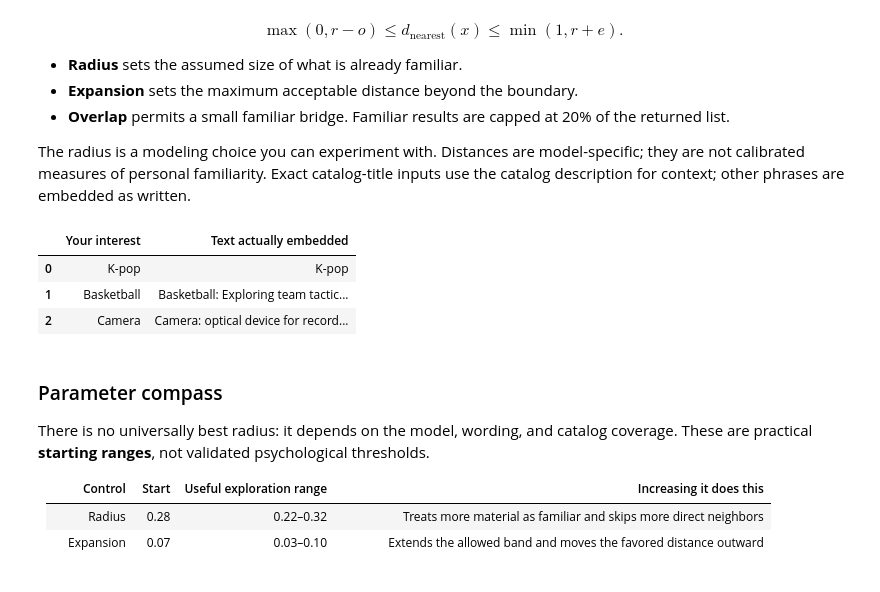
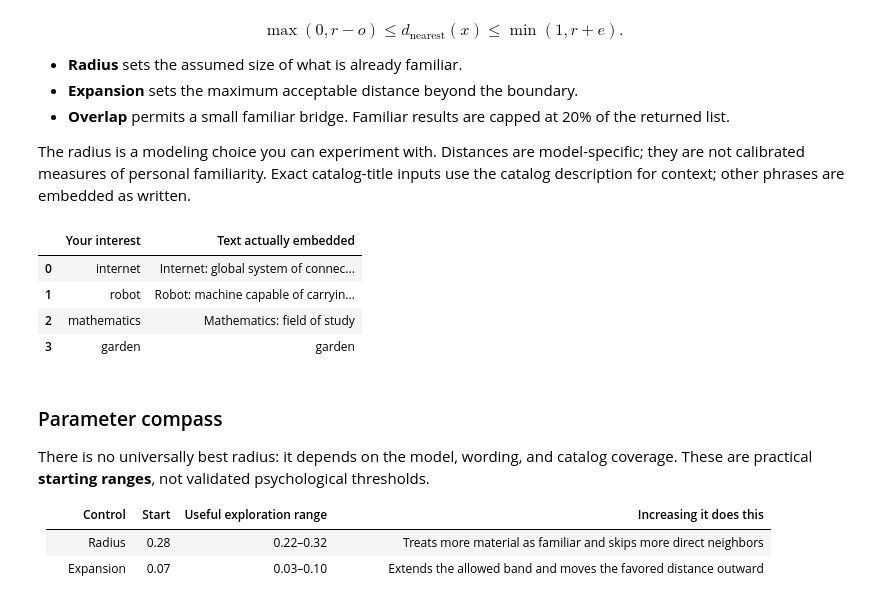
Before and after one commit to RoboticReaper/OtherWise, a Jupyter notebook: interest_explorer.ipynb, the cells around one changed output. Saved outputs shown, nothing was run; the diff lists cells and outputs as text; code cells hidden in the pictures.

```diff
--- a/interest_explorer.ipynb
+++ b/interest_explorer.ipynb
@@ -107,24 +108,25 @@ $$\max(0,r-o)\le d_{\mathrm{nearest}}(x)\le\min(1,r+e).$$
 The radius is a modeling choice you can experiment with. Distances are model-specific; they are not calibrated measures of personal familiarity. Exact catalog-title inputs use the catalog description for context; other phrases are embedded as written.
 # %%
 # Edit these values and rerun this cell and the cells below it.
-INTERESTS = ["K-pop", "Basketball", "Camera"]
+INTERESTS = ["internet", "robot", "mathematics", "garden"]
 RADIUS = 0.3
 EXPANSION = 0.12
 OVERLAP = 0.01
 TOP_K = 10
 DIVERSITY = 0.3
 RANDOMNESS = 0.03
 SEED = 42
 
 interests = parse_interests(INTERESTS)
 seed_texts = interest_texts(interests, topics)
 interest_vectors = model.encode(seed_texts, normalize_embeddings=True, show_progress_bar=False)
 display(pd.DataFrame({"Your interest": interests, "Text actually embedded": seed_texts}))
 # %% [output]
 |  | Your interest | Text actually embedded |
-| 0 | K-pop | K-pop |
-| 1 | Basketball | Basketball: Exploring team tactic... |
-| 2 | Camera | Camera: optical device for record... |
+| 0 | internet | Internet: global system of connec... |
+| 1 | robot | Robot: machine capable of carryin... |
+| 2 | mathematics | Mathematics: field of study |
+| 3 | garden | garden |
 # %% [markdown]
 ### Parameter compass
 
```
Also changed, not shown: parts of 11 cells of this notebook, 2 other files.
